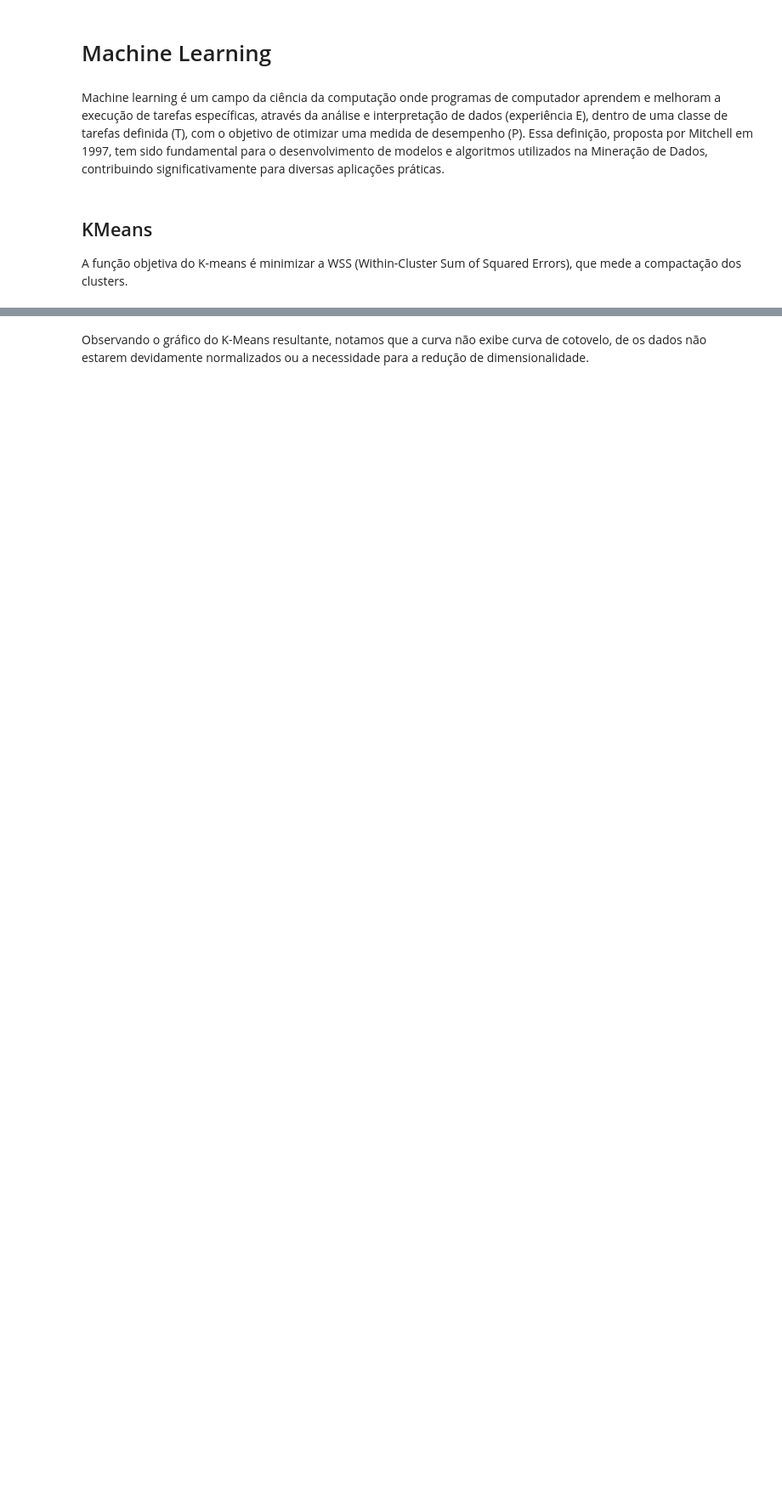
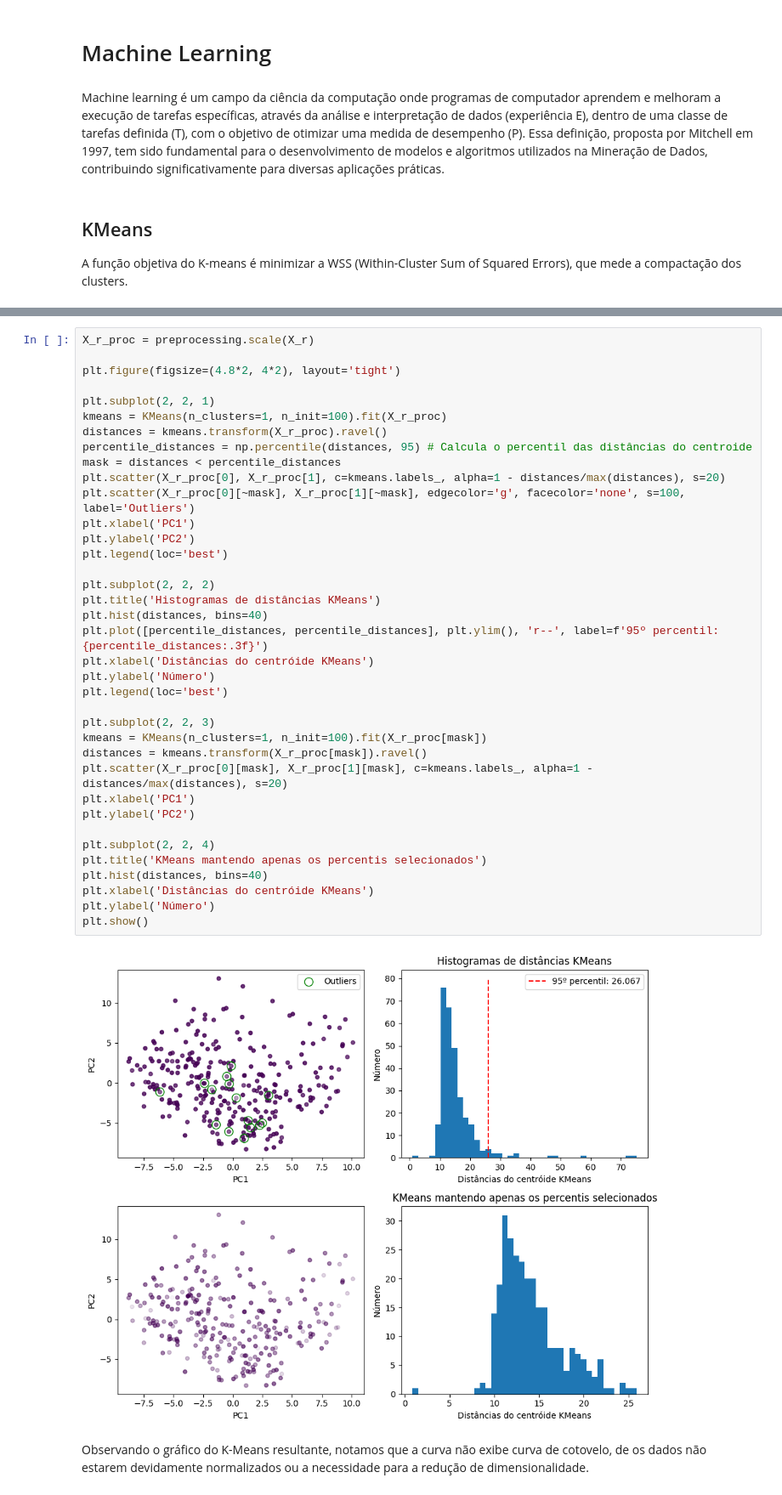
Before and after one commit to tiagomiranda24/Ext_Conhe_Dados_Biologicos, a Jupyter notebook: trabalho_fase3_python.ipynb, the cells around one changed output, grey strips where cells are left out. Shown: that part at 85% size. Cells and saved outputs as stored; diff of their text form; blank space fills up the shorter version.

```diff
--- a/trabalho_fase3_python.ipynb
+++ b/trabalho_fase3_python.ipynb
@@ -458,3 +490,42 @@ plt.show()
+# %%
+X_r_proc = preprocessing.scale(X_r)
+
+plt.figure(figsize=(4.8*2, 4*2), layout='tight')
+
+plt.subplot(2, 2, 1)
+kmeans = KMeans(n_clusters=1, n_init=100).fit(X_r_proc)
+distances = kmeans.transform(X_r_proc).ravel()
+percentile_distances = np.percentile(distances, 95) # Calcula o percentil das distâncias do centroide
+mask = distances < percentile_distances
+plt.scatter(X_r_proc[0], X_r_proc[1], c=kmeans.labels_, alpha=1 - distances/max(distances), s=20)
+plt.scatter(X_r_proc[0][~mask], X_r_proc[1][~mask], edgecolor='g', facecolor='none', s=100, label='Outliers')
+plt.xlabel('PC1')
+plt.ylabel('PC2')
+plt.legend(loc='best')
+
+plt.subplot(2, 2, 2)
+plt.title('Histogramas de distâncias KMeans')
+plt.hist(distances, bins=40)
+plt.plot([percentile_distances, percentile_distances], plt.ylim(), 'r--', label=f'95º percentil: {percentile_distances:.3f}')
+plt.xlabel('Distâncias do centróide KMeans')
+plt.ylabel('Número')
+plt.legend(loc='best')
+
+plt.subplot(2, 2, 3)
+kmeans = KMeans(n_clusters=1, n_init=100).fit(X_r_proc[mask])
+distances = kmeans.transform(X_r_proc[mask]).ravel()
+plt.scatter(X_r_proc[0][mask], X_r_proc[1][mask], c=kmeans.labels_, alpha=1 - distances/max(distances), s=20)
+plt.xlabel('PC1')
+plt.ylabel('PC2')
+
+plt.subplot(2, 2, 4)
+plt.title('KMeans mantendo apenas os percentis selecionados')
+plt.hist(distances, bins=40)
+plt.xlabel('Distâncias do centróide KMeans')
+plt.ylabel('Número')
+plt.show()
+# %% [output]
+[figure, added]
 # %% [markdown]
 Observando o gráfico do K-Means resultante, notamos que a curva não exibe curva de cotovelo, de os dados não estarem devidamente normalizados ou a necessidade para a redução de dimensionalidade.
 # %%
```
Also changed, not shown: parts of 3 cells of this notebook.
